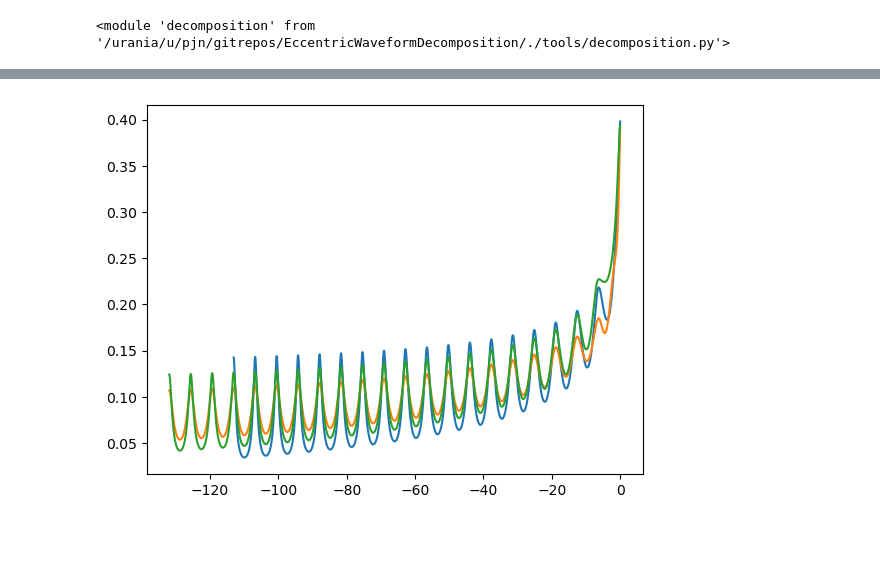
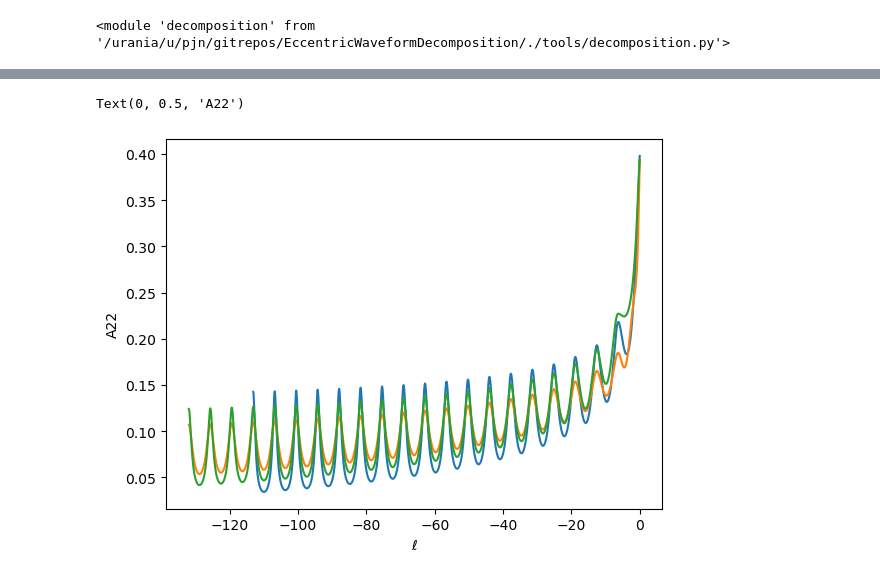
Before and after one commit to PunJustice/EccentricWaveformDecomposition, a Jupyter notebook: ExampleDecompositions.ipynb, the cells around one changed output, grey strips where cells are left out. Cells and saved outputs as stored; diff of their text form; code cells hidden in the pictures; blank space fills up the shorter version.

```diff
--- a/ExampleDecompositions.ipynb
+++ b/ExampleDecompositions.ipynb
@@ -39,5 +45,8 @@ for k in range(N_runs):
 # %%
 for k in range(N_runs):
     plt.plot(h22[IDs[k]]["MeanAno"], np.abs(h22[IDs[k]]["h22"]))
+plt.xlabel("$\ell$")
+plt.ylabel("A22")
 # %% [output]
+Text(0, 0.5, 'A22')
-[figure, old version]
+[figure, new version]
```
Also changed, not shown: parts of 2 cells of this notebook.
